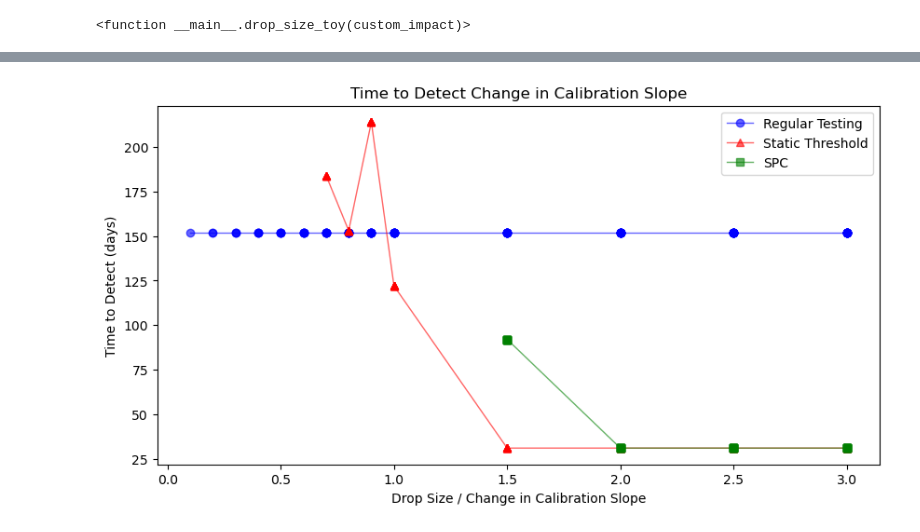
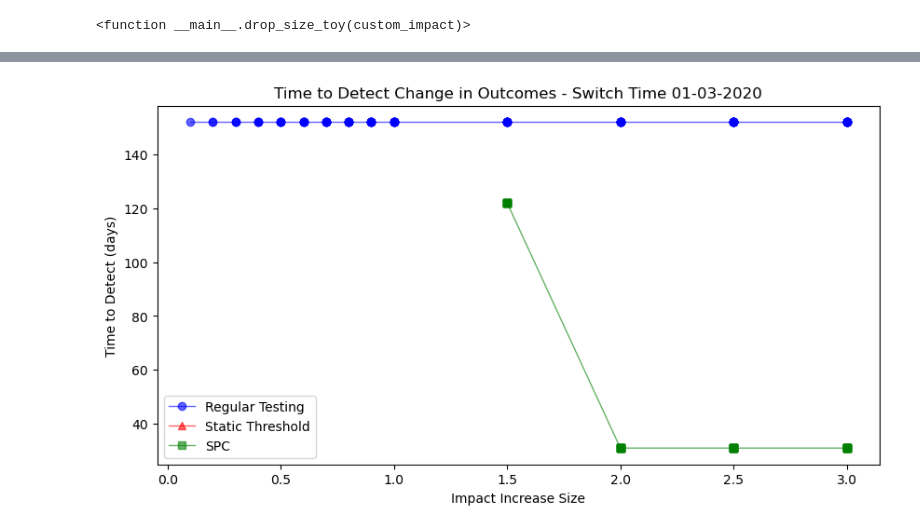
Before and after one commit to sdrelton/PREDICT, a Jupyter notebook: Comparison/detect_comparison.ipynb, the cells around one changed output, grey strips where cells are left out. Saved outputs shown, nothing was run; the diff lists cells and outputs as text; code cells hidden in the pictures.

Commit message:
covid data from paper used for model

```diff
--- a/Comparison/detect_comparison.ipynb
+++ b/Comparison/detect_comparison.ipynb
@@ -249,16 +252,18 @@ df
 # %%
-# get `switch_time` from the data generation code and add to a list
-switch_times = []
-drop_sizes = []
-regular_ttd = []
-static_ttd = []
-spc_ttd = []
-bayesian_ttd = []
+total_runs = 0
 
 #custom_impacts = [1.0, 1.5, 2.0, 2.5, 3.0, 3.5, 4.0]
 custom_impacts = [0.1, 0.2, 0.3, 0.4, 0.5, 0.6, 0.7, 0.8, 0.9, 1.0, 1.5, 2.0, 2.5, 3.0]
-switchDateStrings = ['01-03-2020']#, '01-04-2020', '01-05-2020']
+switchDateStrings = ['01-03-2020', '01-04-2020']#, '01-05-2020']
 undetected = dict({"Static Threshold": 0, "Regular Testing": 0, "SPC": 0, "Bayesian": 0})
+
+hr_age = 0.5
+hr_ldh = 9.8
+hr_comorbidity = 3.9
+
+log_age = np.log(hr_age)
+log_ldh = np.log(hr_ldh)
+log_comorbidity = np.log(hr_comorbidity)
 
 def get_model_updated_log(df, model, switch_times, i, model_name):
     mytest = PREDICT(data=df, model=model, startDate='min', endDate='max', timestep='month')
@@ -284,17 +289,21 @@ def get_model_updated_log(df, model, switch_times, i, model_name):
         return ttd
 
 for switchDateString in switchDateStrings:
+    switch_times = []
+    drop_sizes = []
+    regular_ttd = []
+    static_ttd = []
+    spc_ttd = []
+    bayesian_ttd = []
     for custom_impact in custom_impacts:
         mydict = {
                 'date': list(),
                 'outcome': list(),
                 'prediction': list(),
                 'age': list(),
-                'systolic_bp': list()
             }
 
-        # np.random.seed(42)
-        num_patients = 20
+        num_patients = 40
 
         # Define date range and COVID shock periods
         startDate = pd.to_datetime('01-06-2019', dayfirst=True)  # Start a year before COVID
@@ -310,11 +319,15 @@ for switchDateString in switchDateStrings:
         for i in range(numdays):
             curday = startDate + dt.timedelta(days=i)
 
-            age = np.random.normal(70, 5, num_patients)  # Mean age 70 years, std 5
-            systolic_bp = np.random.normal(120, 20, num_patients)  # Mean systolic blood pressure 120 mmHg, std 20
+            age = np.random.normal(44, 16.3, num_patients)  # Mean age 44 years, std 16.3
+            sex = np.random.binomial(1, 0.562, num_patients) # 56.2% are male
+            comorbidity = np.random.binomial(1, 0.3, num_patients)  # 30% have comorbidities
+            ldh_high = np.random.binomial(1, 0.15, num_patients)  # 15% have LDH >500 U/L
+
 
             # Calculate baseline log-odds
-            lp = -1.5 + 0.5 * (age - 70) / 5 + 2 * (systolic_bp - 120) / 20
+            # sex influence 1.2 due to not being provided in the paper
+            lp = -1.5 + log_age * (age - 70) / 5 +  log_ldh * (ldh_high - 0.15) + log_comorbidity * (comorbidity - 0.3) + 1.2 * (sex - 0.562)
             curpredictions = 1 / (1 + np.exp(-lp))  # Convert to probability
 
             # Simulate COVID effects
@@ -329,14 +342,13 @@ for switchDateString in switchDateStrings:
 
 
             # Generate outcomes
-            curoutcomes = np.random.binomial(1, 1 / (1 + np.exp(-lp)))  # Simulate "heart attack" events
+            curoutcomes = np.random.binomial(1, 1 / (1 + np.exp(-lp)))  # Simulate COVID events
 
             # Append to dictionary
             mydict['date'].extend([curday] * num_patients)
             mydict['outcome'].extend(curoutcomes)
             mydict['prediction'].extend(curpredictions)
             mydict['age'].extend(age)
-            mydict['systolic_bp'].extend(systolic_bp)
 
         df = pd.DataFrame(mydict)
 
@@ -364,49 +376,61 @@ for switchDateString in switchDateStrings:
             ########################## Regular Testing ##########################
             model = RecalibratePredictions()
             model.trigger = TimeframeTrigger(model=model, updateTimestep=100, dataStart=df['date'].min(), dataEnd=df['date'].max())
+            total_runs +=1
             ttd = get_model_updated_log(df, model, switch_times, i, "Regular Testing")
             regular_ttd.append(ttd)
 
             ############################ Static Threshold ############################
             model = RecalibratePredictions()
             recalthreshold = 0.7
             model.trigger = AccuracyThreshold(model=model, threshold=recalthreshold)
             ttd = get_model_updated_log(df, model, switch_times, i, "Static Threshold")
             static_ttd.append(ttd)
 
             ############################ SPC ############################
             model = RecalibratePredictions()
             model.trigger = SPCTrigger(model=model, input_data=df, numMonths=3, verbose=False)
             ttd = get_model_updated_log(df, model, switch_times, i, "SPC")
             spc_ttd.append(ttd)
 
             ############################ Bayesian ############################
             # model = BayesianModel(input_data=df, priors={"Intercept": (None), "age": (None), "systolic_bp": (None)}, cores=1, verbose=True, draws=200)
             # model.trigger = BayesianRefitTrigger(model=model, input_data=df, refitFrequency=1)
             # ttd = get_model_updated_log(df, model, switch_times, i, "Bayesian")
             # bayesian_ttd.append(ttd)
 
-# plot the time to detect for all models
-plt.figure(figsize=(10, 5))
-plt.title("Time to Detect Change in Calibration Slope")
-
-regular_ttd_df = pd.DataFrame({"drop_sizes": drop_sizes, "regular_ttd": regular_ttd}).dropna(inplace=False)
-plt.plot("drop_sizes", "regular_ttd", color='blue', label='Regular Testing', marker='o', alpha=0.6, linewidth=1, data=regular_ttd_df)
-static_ttd_df = pd.DataFrame({"drop_sizes": drop_sizes, "static_ttd": static_ttd}).dropna(inplace=False)
-plt.plot("drop_sizes", "static_ttd", color='red', label='Static Threshold', marker='^', alpha=0.6, linewidth=1, data=static_ttd_df)
-spc_ttd_df = pd.DataFrame({"drop_sizes": drop_sizes, "spc_ttd": spc_ttd}).dropna(inplace=False)
-
-plt.plot("drop_sizes", "spc_ttd", color='green', label='SPC', marker='s', alpha=0.6, linewidth=1, data=spc_ttd_df)
-# bayesian_ttd_df = pd.DataFrame({"drop_sizes": drop_sizes, "bayesian_ttd": bayesian_ttd}).dropna(inplace=False)
-# plt.plot("drop_sizes", "bayesian_ttd", color='purple', label='Bayesian', marker='x', alpha=0.6, linewidth=1, data=bayesian_ttd_df)
-plt.xlabel("Drop Size / Change in Calibration Slope")
-plt.ylabel("Time to Detect (days)")
-plt.legend()
-plt.show()
+            # kmf = KaplanMeierFitter()
+            # print("regular_ttd", regular_ttd, "length:", len(regular_ttd))
+            # print("curoutcomes", curoutcomes, "length:", len(curoutcomes))
+            # kmf.fit(regular_ttd*len(curoutcomes), event_observed=curoutcomes, label='Regular Testing')
+            # kmf.plot()
 
 
+    # plot the time to detect for all models
+    plt.figure(figsize=(10, 5))
+    plt.title(f"Time to Detect Change in Outcomes - Switch Time {switchDateString}")
+    regular_ttd_df = pd.DataFrame({"drop_sizes": drop_sizes, "regular_ttd": regular_ttd}).dropna(inplace=False)
+    plt.plot("drop_sizes", "regular_ttd", color='blue', label='Regular Testing', marker='o', alpha=0.6, linewidth=1, data=regular_ttd_df)
+    static_ttd_df = pd.DataFrame({"drop_sizes": drop_sizes, "static_ttd": static_ttd}).dropna(inplace=False)
+    plt.plot("drop_sizes", "static_ttd", color='red', label='Static Threshold', marker='^', alpha=0.6, linewidth=1, data=static_ttd_df)
+    spc_ttd_df = pd.DataFrame({"drop_sizes": drop_sizes, "spc_ttd": spc_ttd}).dropna(inplace=False)
+
+    plt.plot("drop_sizes", "spc_ttd", color='green', label='SPC', marker='s', alpha=0.6, linewidth=1, data=spc_ttd_df)
+    # bayesian_ttd_df = pd.DataFrame({"drop_sizes": drop_sizes, "bayesian_ttd": bayesian_ttd}).dropna(inplace=False)
+    # plt.plot("drop_sizes", "bayesian_ttd", color='purple', label='Bayesian', marker='x', alpha=0.6, linewidth=1, data=bayesian_ttd_df)
+    plt.xlabel("Impact Increase Size")
+    plt.ylabel("Time to Detect (days)")
+    plt.legend()
+    plt.show()
+
+# kmf = KaplanMeierFitter()
+# kmf.fit(regular_ttd, event_observed=curoutcomes, label='Regular Testing')
+# kmf.plot()
 
 # Print the number of undetected models
-print("Number of undetected models:", undetected)
+print(f"Total number of times each model was ran: {total_runs}")
+percentages = {key: (value / total_runs * 100) if total_runs > 0 else 0 for key, value in undetected.items()}
+print("Number of times each model didn't detect change in outcomes:", undetected)
+print("Percentage of times each model didn't detect change in outcomes:", percentages)
 # %% [output]
-[figure, old version]
+[figure, new version]
```
Also changed, not shown: parts of 5 cells of this notebook.
